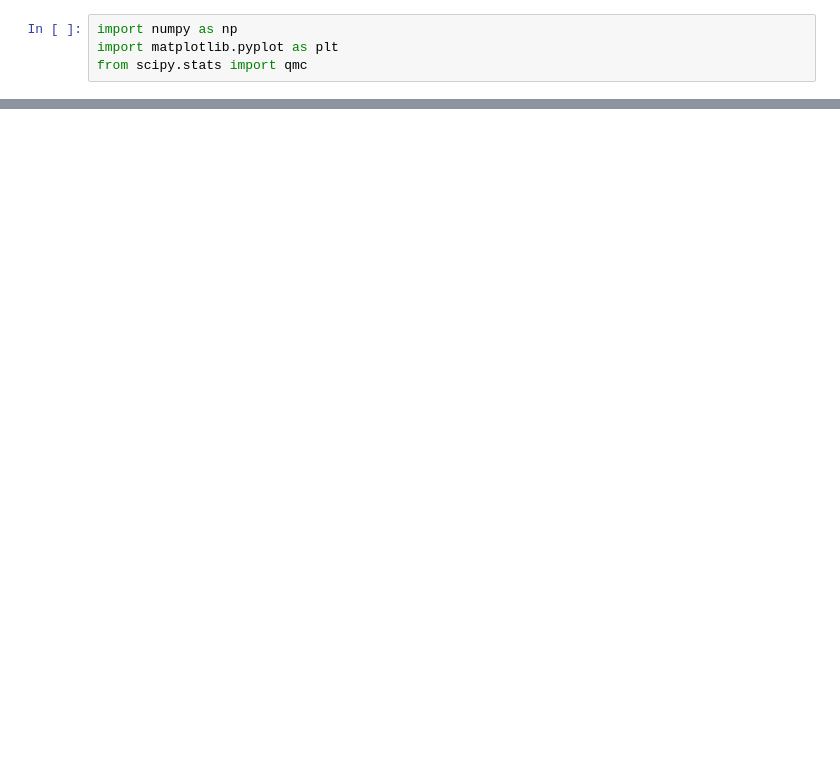
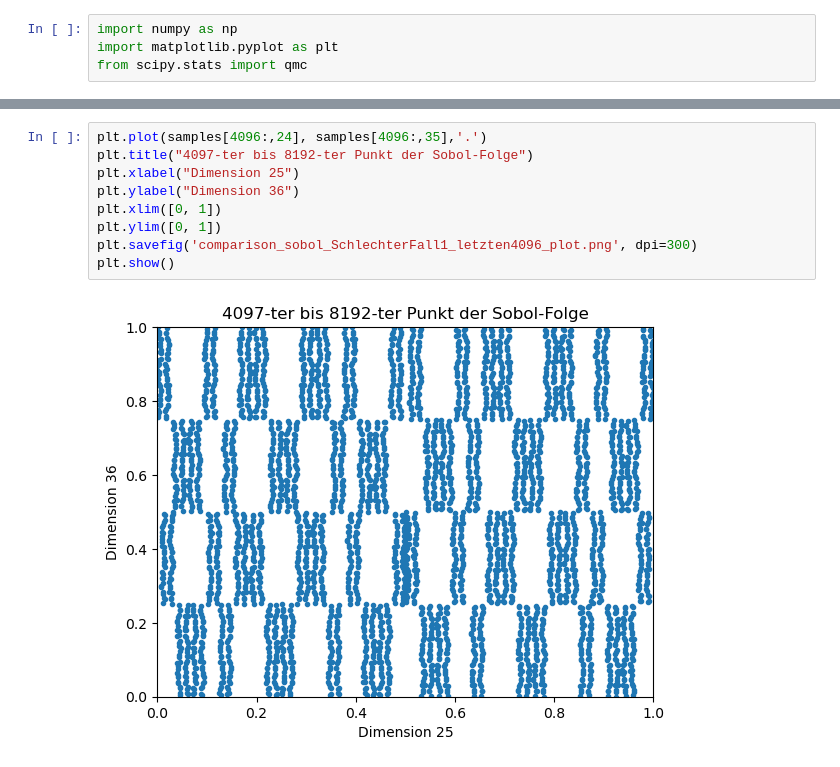
Before and after one commit to fabiangothe/Bachelor-thesis, a Jupyter notebook: comparison_Sobol_plot.ipynb, the cells around one changed output, grey strips where cells are left out. Drawn from its saved outputs; the diff is of its cells as text; blank space fills up the shorter version.

```diff
--- a/comparison_Sobol_plot.ipynb
+++ b/comparison_Sobol_plot.ipynb
@@ -24,0 +34,11 @@ plt.show()
+# %%
+plt.plot(samples[4096:,24], samples[4096:,35],'.')
+plt.title("4097-ter bis 8192-ter Punkt der Sobol-Folge")
+plt.xlabel("Dimension 25")
+plt.ylabel("Dimension 36")
+plt.xlim([0, 1])
+plt.ylim([0, 1])
+plt.savefig('comparison_sobol_SchlechterFall1_letzten4096_plot.png', dpi=300)
+plt.show()
+# %% [output]
+[figure, added]
```
Also changed, not shown: parts of 11 cells of this notebook, 9 other files.
